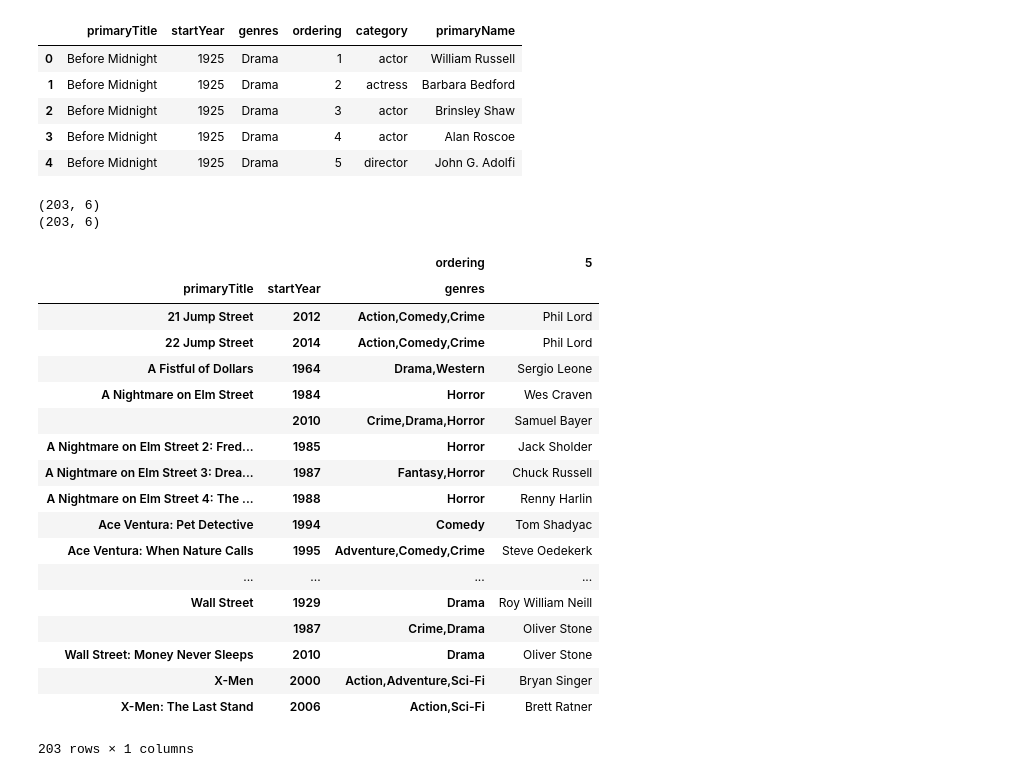
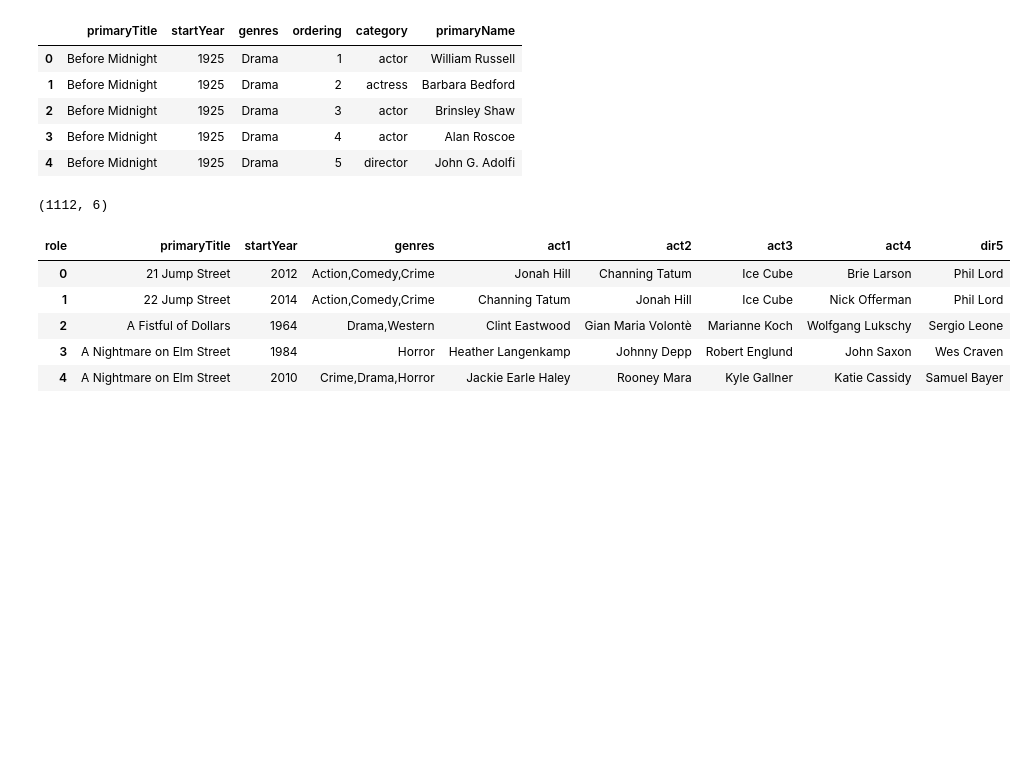
Before and after one commit to MaximeKan/Semi-Supervised, a Jupyter notebook: Identify_sequels.ipynb, the cells around one changed output. Saved outputs shown, nothing was run; the diff lists cells and outputs as text; code cells hidden in the pictures; blank space fills up the shorter version.

```diff
--- a/Identify_sequels.ipynb
+++ b/Identify_sequels.ipynb
@@ -51,7 +50,7 @@ import matplotlib.pyplot as plt
 # %%
 cast = pd.read_csv('title.principals.tsv', sep='\t', na_values = "\\N", keep_default_na = False,
                    usecols = ['tconst','ordering','nconst','category'],
-                   dtype = {'tconst': str, 'ordering': 'Int64', 'nconst': str, 'category': str})
+                   dtype = {'tconst': str, 'ordering': str, 'nconst': str, 'category': str})
 titles = pd.read_csv('title.basics.tsv', sep='\t', na_values = "\\N", keep_default_na = False,
                      usecols = ['tconst','primaryTitle','startYear','titleType','genres'],
                     dtype = {'tconst': str, 'primaryTitle': str, 'startYear': 'Int64','titleType':str, 'genres': str})
@@ -92,31 +91,20 @@ movie_titles.head()
 | 3 | Before Midnight | 1925 | Drama | 4 | actor | Alan Roscoe |
 | 4 | Before Midnight | 1925 | Drama | 5 | director | John G. Adolfi |
 # %%
-movie_titles = movie_titles[movie_titles.category.isin(['actor','actress','director'])]
-print(movie_titles.shape)
-movie_titles = movie_titles[~((movie_titles.category == 'director') & (movie_titles.ordering != 5))]
-print(movie_titles.shape)
-pd.pivot_table(movie_titles, columns = 'ordering', values = 'primaryName', index = ['primaryTitle','startYear','genres'], aggfunc = 'first')
+movie_information = movie_titles[movie_titles.category.isin(['actor','actress','director'])].copy()
+print(movie_information.shape)
+movie_information.replace(['actor','actress','director'], ['act','act','dir'], inplace = True)
+movie_information['role'] = movie_information.category + movie_information.ordering
+movie_information.head()
+movie_summary = pd.pivot_table(movie_information, columns = 'role', values = 'primaryName', index = ['primaryTitle','startYear','genres'], aggfunc = 'first')
+movie_summary = movie_summary[['act1','act2','act3','act4','dir5']].reset_index()
+movie_summary.head()
 # %% [output]
-(203, 6)
-(203, 6)
+(1112, 6)
-|  |  | ordering | 5 |
-| primaryTitle | startYear | genres |  |
-| 21 Jump Street | 2012 | Action,Comedy,Crime | Phil Lord |
-| 22 Jump Street | 2014 | Action,Comedy,Crime | Phil Lord |
-| A Fistful of Dollars | 1964 | Drama,Western | Sergio Leone |
-| A Nightmare on Elm Street | 1984 | Horror | Wes Craven |
-|  | 2010 | Crime,Drama,Horror | Samuel Bayer |
-| A Nightmare on Elm Street 2: Fred... | 1985 | Horror | Jack Sholder |
-| A Nightmare on Elm Street 3: Drea... | 1987 | Fantasy,Horror | Chuck Russell |
-| A Nightmare on Elm Street 4: The ... | 1988 | Horror | Renny Harlin |
-| Ace Ventura: Pet Detective | 1994 | Comedy | Tom Shadyac |
-| Ace Ventura: When Nature Calls | 1995 | Adventure,Comedy,Crime | Steve Oedekerk |
-| ... | ... | ... | ... |
-| Wall Street | 1929 | Drama | Roy William Neill |
-|  | 1987 | Crime,Drama | Oliver Stone |
-| Wall Street: Money Never Sleeps | 2010 | Drama | Oliver Stone |
-| X-Men | 2000 | Action,Adventure,Sci-Fi | Bryan Singer |
-| X-Men: The Last Stand | 2006 | Action,Sci-Fi | Brett Ratner |
+| role | primaryTitle | startYear | genres | act1 | act2 | act3 | act4 | dir5 |
+| 0 | 21 Jump Street | 2012 | Action,Comedy,Crime | Jonah Hill | Channing Tatum | Ice Cube | Brie Larson | Phil Lord |
+| 1 | 22 Jump Street | 2014 | Action,Comedy,Crime | Channing Tatum | Jonah Hill | Ice Cube | Nick Offerman | Phil Lord |
+| 2 | A Fistful of Dollars | 1964 | Drama,Western | Clint Eastwood | Gian Maria Volontè | Marianne Koch | Wolfgang Lukschy | Sergio Leone |
+| 3 | A Nightmare on Elm Street | 1984 | Horror | Heather Langenkamp | Johnny Depp | Robert Englund | John Saxon | Wes Craven |
+| 4 | A Nightmare on Elm Street | 2010 | Crime,Drama,Horror | Jackie Earle Haley | Rooney Mara | Kyle Gallner | Katie Cassidy | Samuel Bayer |
-203 rows × 1 columns
 # %%
```
Also changed, not shown: parts of 19 cells of this notebook.
